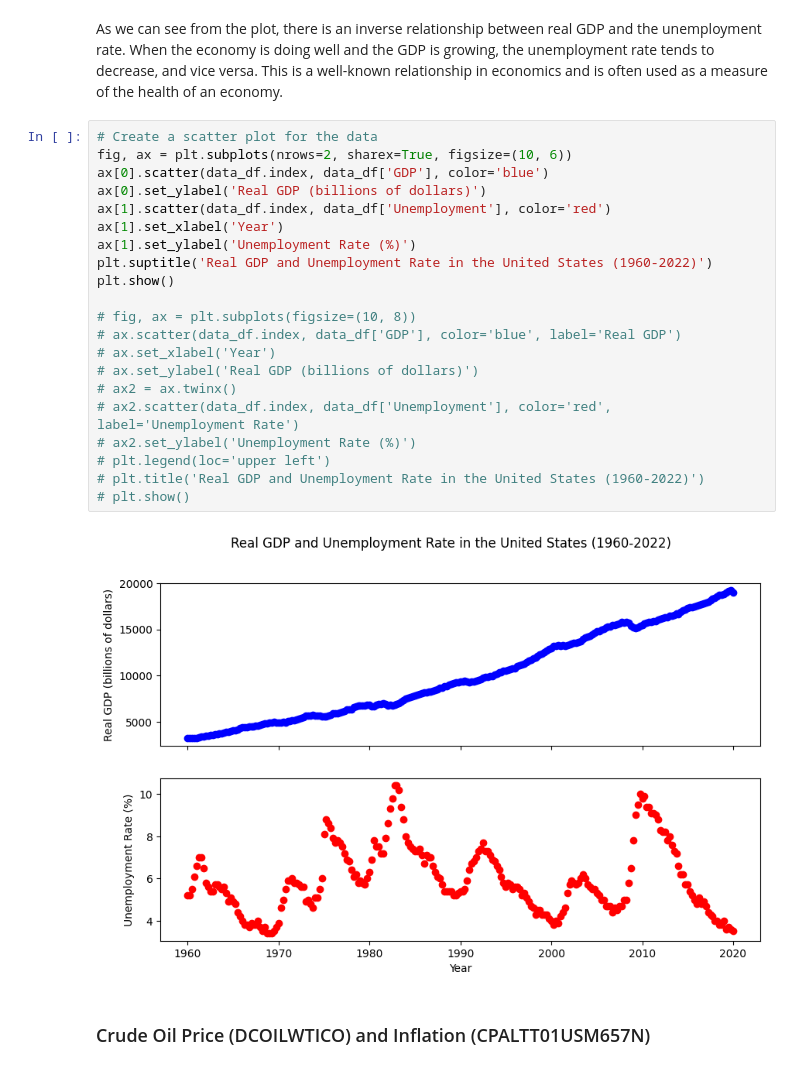
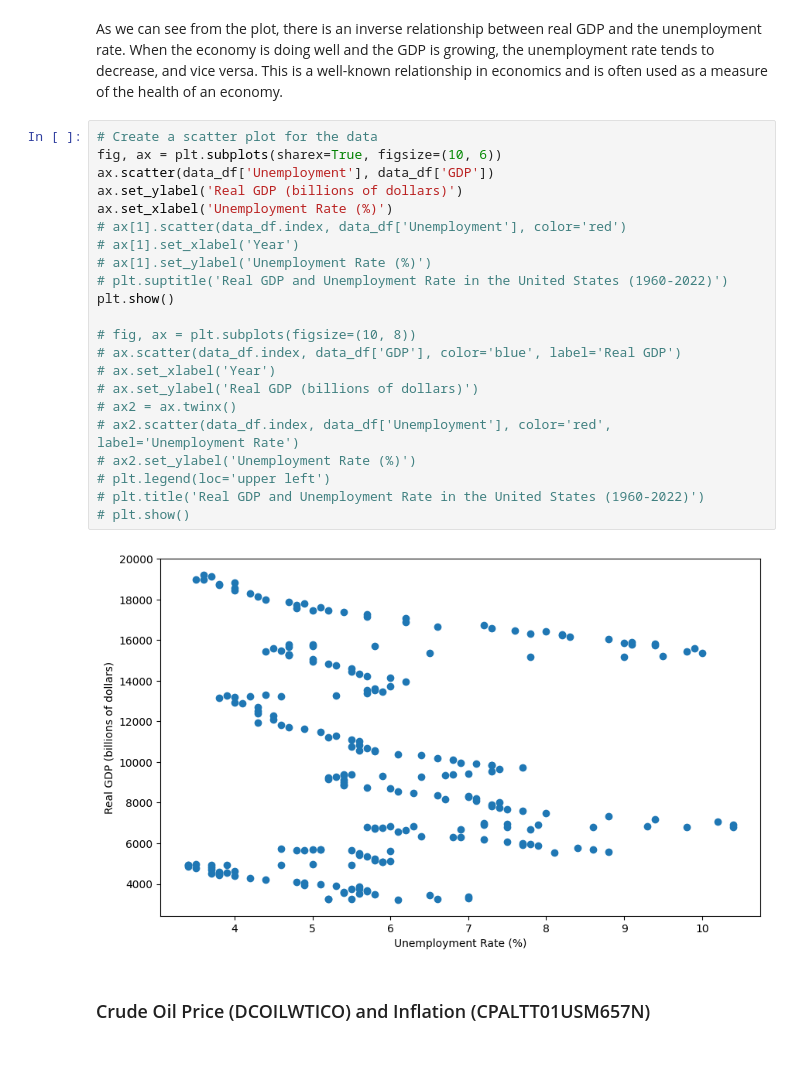
Before and after one commit to Tetteh96/ECON-611-Projects, a Jupyter notebook: Ch4/exercise2 Ch4.ipynb, the cells around one changed output. Saved outputs shown, nothing was run; the diff lists cells and outputs as text.

```diff
--- a/Ch4/exercise2 Ch4.ipynb
+++ b/Ch4/exercise2 Ch4.ipynb
@@ -88,27 +88,28 @@ ax1.legend(['Unemployment'], loc='lower right')
 As we can see from the plot, there is an inverse relationship between real GDP and the unemployment rate. When the economy is doing well and the GDP is growing, the unemployment rate tends to decrease, and vice versa. This is a well-known relationship in economics and is often used as a measure of the health of an economy.
 # %%
 # Create a scatter plot for the data
-fig, ax = plt.subplots(nrows=2, sharex=True, figsize=(10, 6))
-ax[0].scatter(data_df.index, data_df['GDP'], color='blue')
-ax[0].set_ylabel('Real GDP (billions of dollars)')
-ax[1].scatter(data_df.index, data_df['Unemployment'], color='red')
-ax[1].set_xlabel('Year')
-ax[1].set_ylabel('Unemployment Rate (%)')
-plt.suptitle('Real GDP and Unemployment Rate in the United States (1960-2022)')
+fig, ax = plt.subplots(sharex=True, figsize=(10, 6))
+ax.scatter(data_df['Unemployment'], data_df['GDP'])
+ax.set_ylabel('Real GDP (billions of dollars)')
+ax.set_xlabel('Unemployment Rate (%)')
+# ax[1].scatter(data_df.index, data_df['Unemployment'], color='red')
+# ax[1].set_xlabel('Year')
+# ax[1].set_ylabel('Unemployment Rate (%)')
+# plt.suptitle('Real GDP and Unemployment Rate in the United States (1960-2022)')
 plt.show()
 
 # fig, ax = plt.subplots(figsize=(10, 8))
 # ax.scatter(data_df.index, data_df['GDP'], color='blue', label='Real GDP')
 # ax.set_xlabel('Year')
 # ax.set_ylabel('Real GDP (billions of dollars)')
 # ax2 = ax.twinx()
 # ax2.scatter(data_df.index, data_df['Unemployment'], color='red', label='Unemployment Rate')
 # ax2.set_ylabel('Unemployment Rate (%)')
 # plt.legend(loc='upper left')
 # plt.title('Real GDP and Unemployment Rate in the United States (1960-2022)')
 # plt.show()
 # %% [output]
-[figure, old version]
+[figure, new version]
 # %% [markdown]
 ### Crude Oil Price (DCOILWTICO) and Inflation (CPALTT01USM657N)
 # %% [markdown]
```
Also changed, not shown: parts of 11 cells of this notebook, 1 other file.
